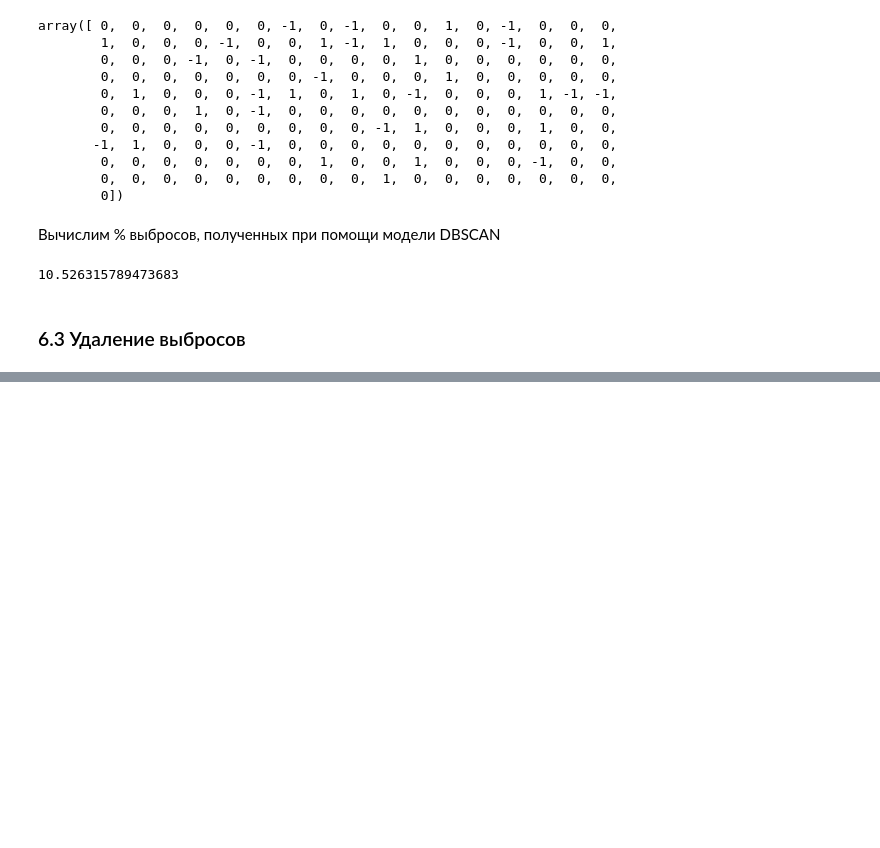
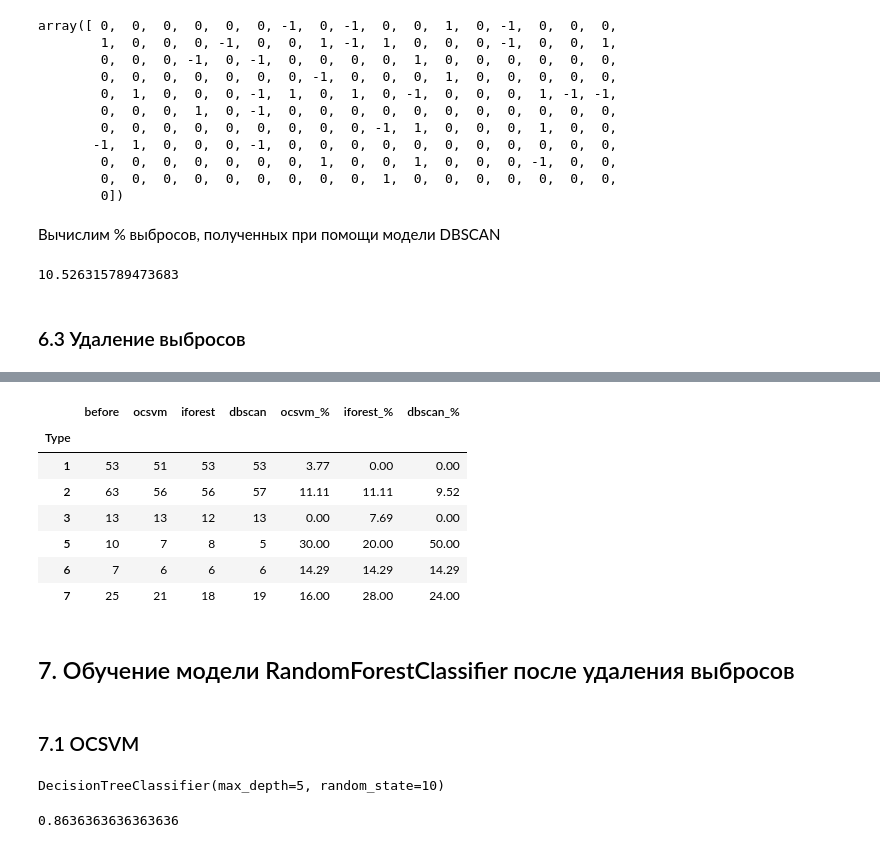
Before and after one commit to BalshowAndrew/ml_studying, a Jupyter notebook: aml/01_feml/10_hw_abnormal_data.ipynb, the cells around one changed output, grey strips where cells are left out. Cells and saved outputs as stored; diff of their text form; code cells hidden in the pictures; blank space fills up the shorter version.

```diff
--- a/aml/01_feml/10_hw_abnormal_data.ipynb
+++ b/aml/01_feml/10_hw_abnormal_data.ipynb
@@ -269,0 +326,35 @@ np.sum(dbscan == -1) / dbscan.shape[0] * 100
+# %%
+y_train_dbscan = pd.DataFrame(y_train_dbscan[:, 0], columns=['Type'])
+# %%
+grouped = pd.concat([y_train.groupby('Type').agg(before=('Type', 'count')),
+                     y_train_ocsvm.groupby('Type').agg(ocsvm=('Type', 'count')),
+                     y_train_iforest.groupby('Type').agg(iforest=('Type', 'count')),
+                     y_train_dbscan.groupby('Type').agg(dbscan=('Type', 'count'))],
+                     axis=1)
+# %%
+percent_columns = ['ocsvm_%', 'iforest_%', 'dbscan_%']
+columns = ['ocsvm', 'iforest', 'dbscan']
+# %%
+for i in range(3):
+    grouped[percent_columns[i]] = round((grouped['before'] - grouped[columns[i]]) /
+                                        grouped['before'] * 100, 2)
+# %%
+grouped
+# %% [output]
+|  | before | ocsvm | iforest | dbscan | ocsvm_% | iforest_% | dbscan_% |
+| Type |  |  |  |  |  |  |  |
+| 1 | 53 | 51 | 53 | 53 | 3.77 | 0.00 | 0.00 |
+| 2 | 63 | 56 | 56 | 57 | 11.11 | 11.11 | 9.52 |
+| 3 | 13 | 13 | 12 | 13 | 0.00 | 7.69 | 0.00 |
+| 5 | 10 | 7 | 8 | 5 | 30.00 | 20.00 | 50.00 |
+| 6 | 7 | 6 | 6 | 6 | 14.29 | 14.29 | 14.29 |
+| 7 | 25 | 21 | 18 | 19 | 16.00 | 28.00 | 24.00 |
+# %% [markdown]
+## 7. Обучение модели RandomForestClassifier после удаления выбросов
+# %% [markdown]
+### 7.1 OCSVM
+# %%
+clf_tree_ocsvm = DecisionTreeClassifier(random_state=10, max_depth=5)
+clf_tree_ocsvm.fit(X_train_ocsvm[X_train_ocsvm.columns[:9]], y_train_ocsvm)
+# %% [output]
+DecisionTreeClassifier(max_depth=5, random_state=10)
@@ -269,0 +364,7 @@ np.sum(dbscan == -1) / dbscan.shape[0] * 100
+# %%
+accuracy_train_ocsvm = classification_report(y_train_ocsvm,
+                                             train_predict_ocsvm,
+                                             output_dict=True)['accuracy']
+accuracy_train_ocsvm
+# %% [output]
+0.8636363636363636
```
Also changed, not shown: parts of 44 cells of this notebook, 1 other file.
